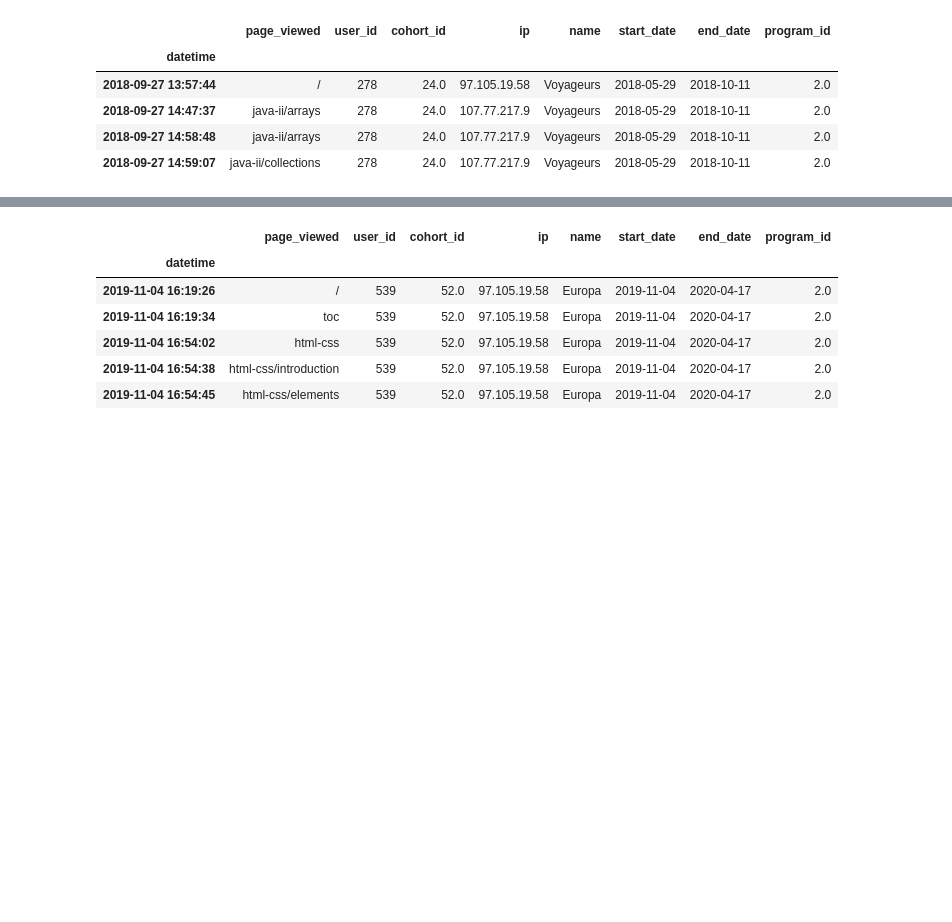
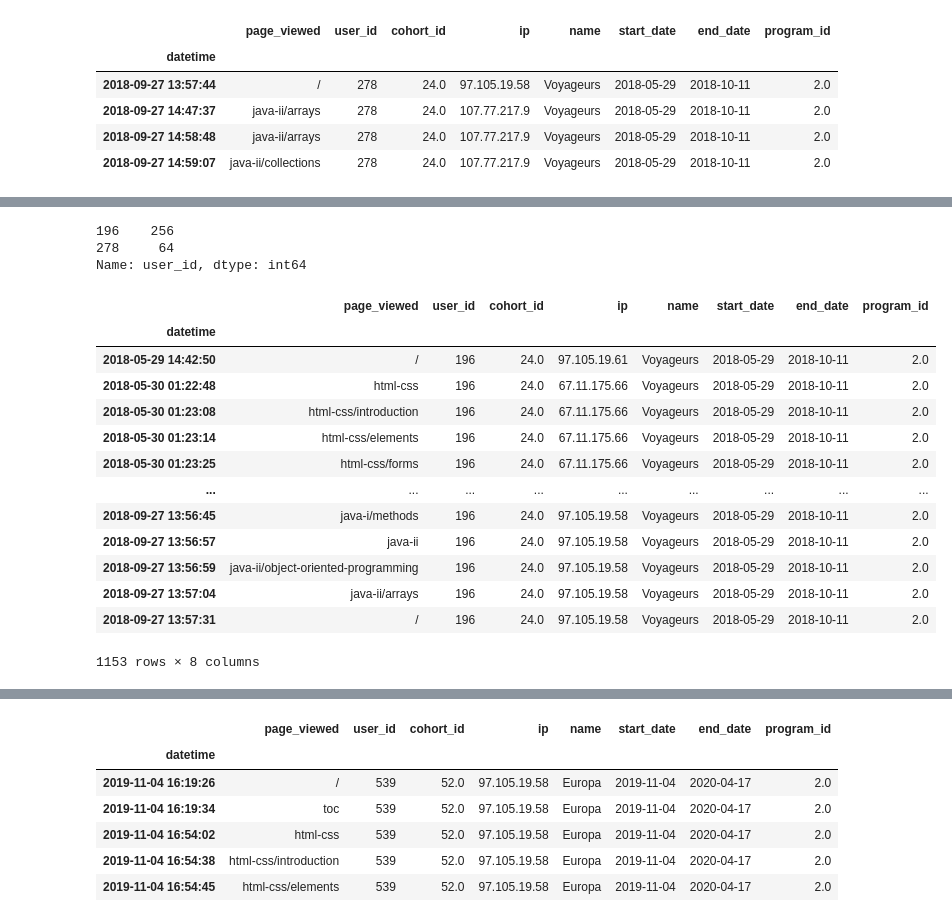
Before and after one commit to SamuelD-Data/anomaly-detection-project, a Jupyter notebook: anomaly_detection_project_notebook.ipynb, the cells around one changed output, grey strips where cells are left out. Cells and saved outputs as stored; diff of their text form; code cells hidden in the pictures; blank space fills up the shorter version.

```diff
--- a/anomaly_detection_project_notebook.ipynb
+++ b/anomaly_detection_project_notebook.ipynb
@@ -470,0 +520,23 @@ active_wd[active_wd.user_id==278]
+# %%
+wd[wd.ip == '67.11.175.66']['user_id'].value_counts()
+# %% [output]
+196    256
+278     64
+Name: user_id, dtype: int64
+# %%
+wd[wd.user_id==196]
+# %% [output]
+|  | page_viewed | user_id | cohort_id | ip | name | start_date | end_date | program_id |
+| datetime |  |  |  |  |  |  |  |  |
+| 2018-05-29 14:42:50 | / | 196 | 24.0 | 97.105.19.61 | Voyageurs | 2018-05-29 | 2018-10-11 | 2.0 |
+| 2018-05-30 01:22:48 | html-css | 196 | 24.0 | 67.11.175.66 | Voyageurs | 2018-05-29 | 2018-10-11 | 2.0 |
+| 2018-05-30 01:23:08 | html-css/introduction | 196 | 24.0 | 67.11.175.66 | Voyageurs | 2018-05-29 | 2018-10-11 | 2.0 |
+| 2018-05-30 01:23:14 | html-css/elements | 196 | 24.0 | 67.11.175.66 | Voyageurs | 2018-05-29 | 2018-10-11 | 2.0 |
+| 2018-05-30 01:23:25 | html-css/forms | 196 | 24.0 | 67.11.175.66 | Voyageurs | 2018-05-29 | 2018-10-11 | 2.0 |
+| ... | ... | ... | ... | ... | ... | ... | ... | ... |
+| 2018-09-27 13:56:45 | java-i/methods | 196 | 24.0 | 97.105.19.58 | Voyageurs | 2018-05-29 | 2018-10-11 | 2.0 |
+| 2018-09-27 13:56:57 | java-ii | 196 | 24.0 | 97.105.19.58 | Voyageurs | 2018-05-29 | 2018-10-11 | 2.0 |
+| 2018-09-27 13:56:59 | java-ii/object-oriented-programming | 196 | 24.0 | 97.105.19.58 | Voyageurs | 2018-05-29 | 2018-10-11 | 2.0 |
+| 2018-09-27 13:57:04 | java-ii/arrays | 196 | 24.0 | 97.105.19.58 | Voyageurs | 2018-05-29 | 2018-10-11 | 2.0 |
+| 2018-09-27 13:57:31 | / | 196 | 24.0 | 97.105.19.58 | Voyageurs | 2018-05-29 | 2018-10-11 | 2.0 |
+1153 rows × 8 columns
```
Also changed, not shown: parts of 36 cells of this notebook.
